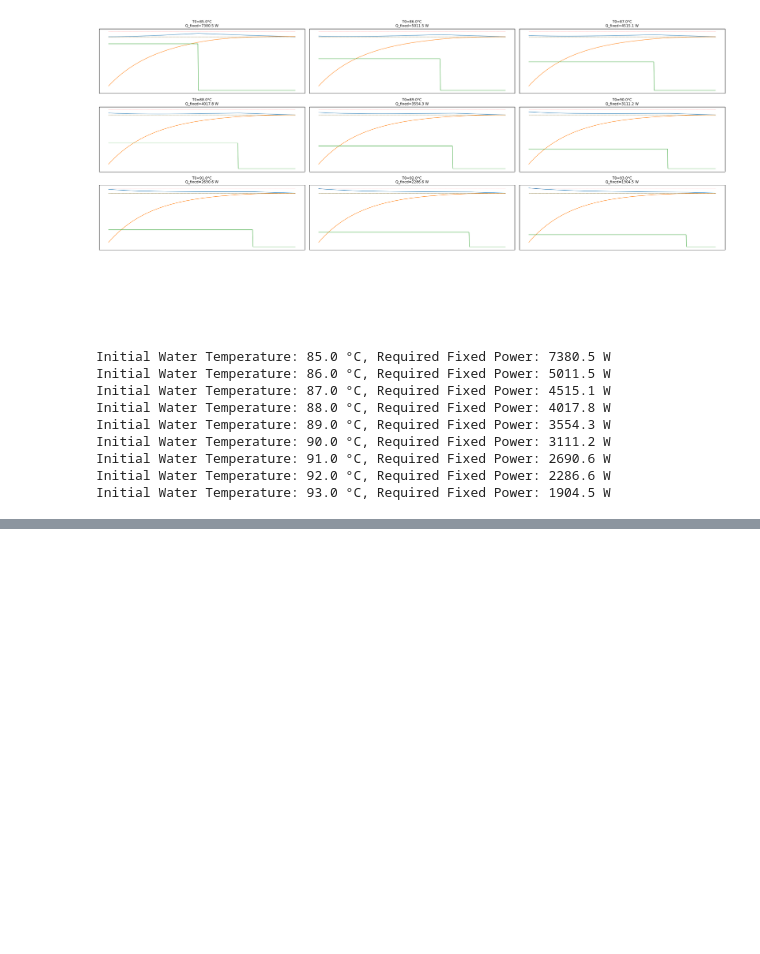
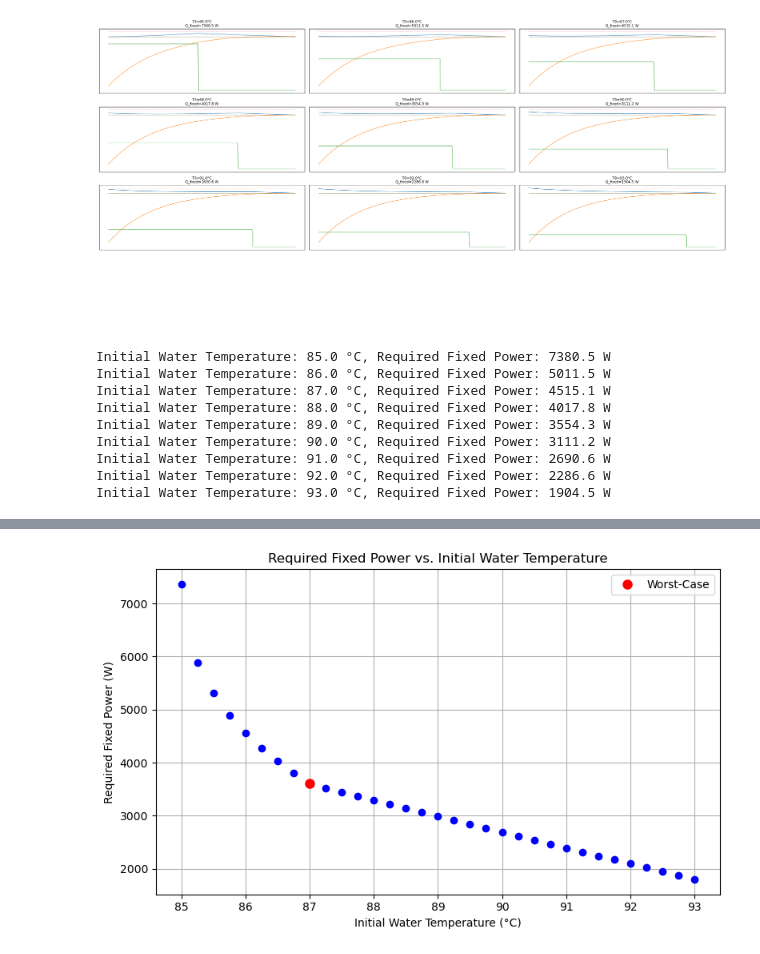
Before and after one commit to ahaeseli/SHC_project, a Jupyter notebook: Worst_case_power.ipynb, the cells around one changed output, grey strips where cells are left out. Saved outputs shown, nothing was run; the diff lists cells and outputs as text; code cells hidden in the pictures; blank space fills up the shorter version.

```diff
--- a/Worst_case_power.ipynb
+++ b/Worst_case_power.ipynb
@@ -272,0 +277,28 @@ Initial Water Temperature: 93.00 °C, Required Fixed Power: 1796.4 W
+# %%
+# Convert to arrays for fitting (filter out NaNs)
+T_array = np.array(T_water_0_range)
+Q_array = np.array(Q_fixed_values)
+mask = ~np.isnan(Q_array)
+T_clean = T_array[mask]
+Q_clean = Q_array[mask]
+
+# Plot data points
+plt.figure(figsize=(8, 5))
+plt.plot(T_clean, Q_clean, 'bo')
+
+# Highlight the point at 87 °C in red (if 87 is in range)
+T_highlight = 87
+# Interpolate to get the y-value at T=87
+Q_highlight = np.interp(T_highlight, T_clean, Q_clean)
+plt.plot(T_highlight, Q_highlight, 'ro', markersize=8, label="Worst-Case")
+
+# Labels and formatting
+plt.xlabel("Initial Water Temperature (°C)")
+plt.ylabel("Required Fixed Power (W)")
+plt.title("Required Fixed Power vs. Initial Water Temperature")
+plt.grid(True)
+plt.legend()
+plt.tight_layout()
+plt.show()
+# %% [output]
+[figure, added]
```
Also changed, not shown: parts of 3 cells of this notebook.
